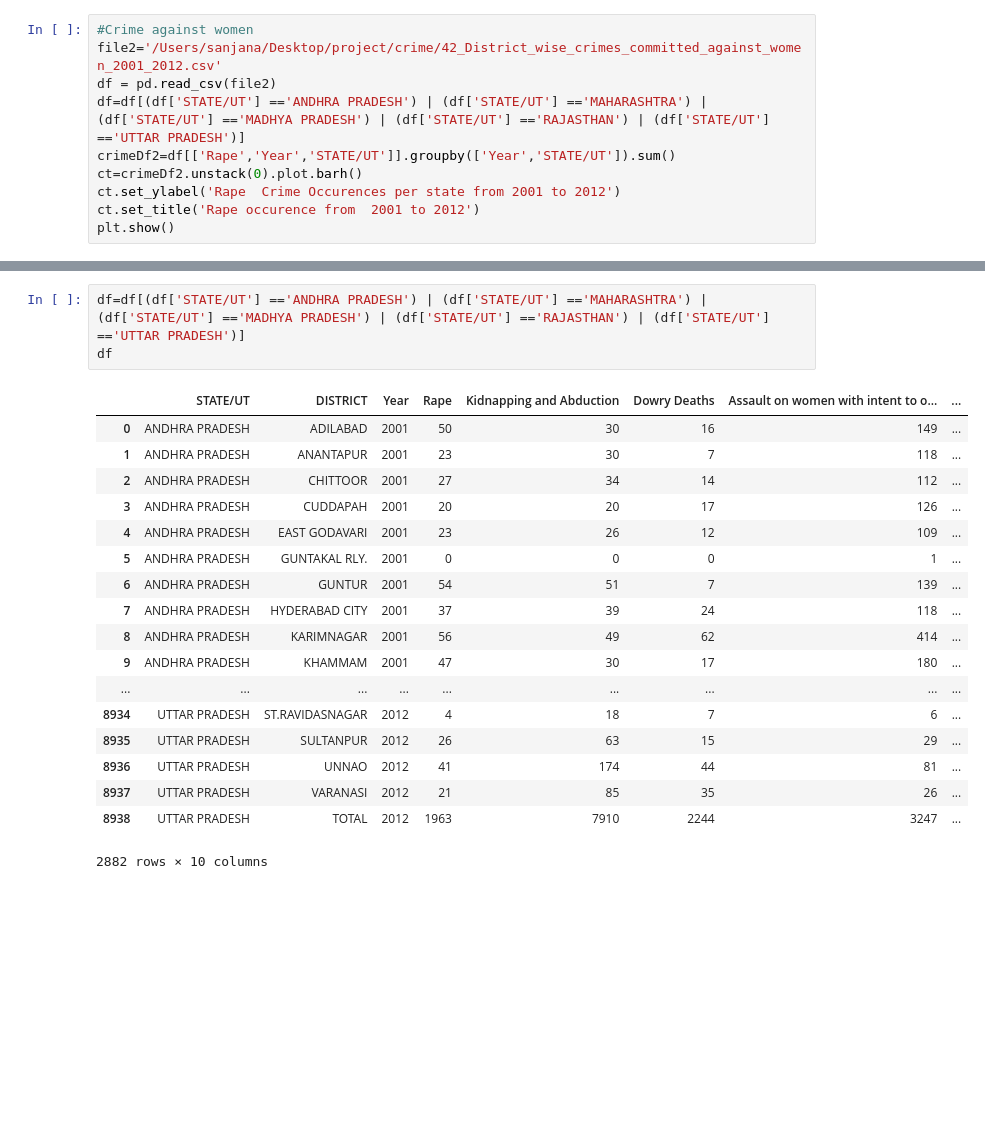
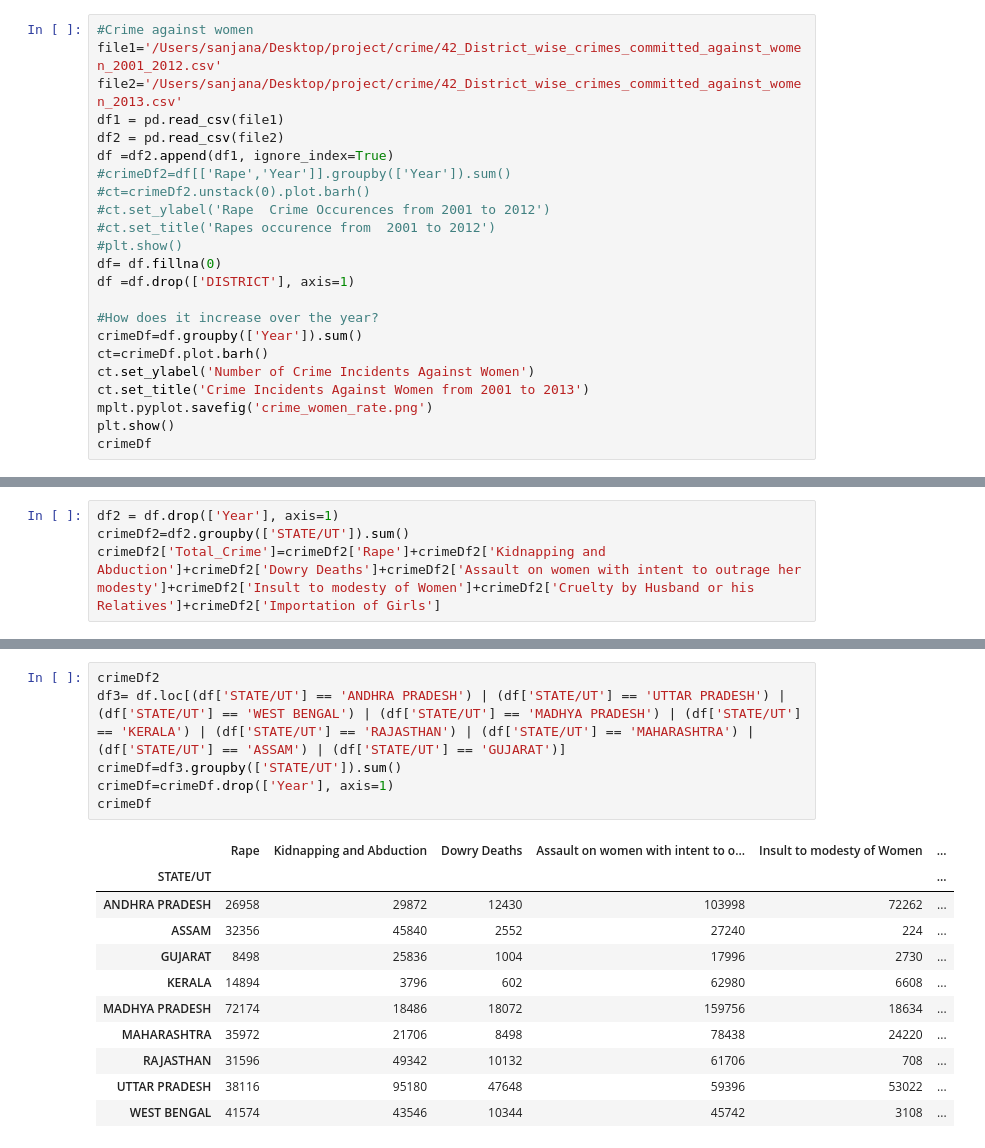
Before and after one commit to 23sanj/data_incubator_challenge, a Jupyter notebook: plot2.ipynb, the cells around one changed output, grey strips where cells are left out. Cells and saved outputs as stored; diff of their text form; blank space fills up the shorter version.

```diff
--- a/plot2.ipynb
+++ b/plot2.ipynb
@@ -24,11 +19,24 @@ plt.show()
 # %%
 #Crime against women
-file2='/Users/sanjana/Desktop/project/crime/42_District_wise_crimes_committed_against_women_2001_2012.csv'
-df = pd.read_csv(file2)
-df=df[(df['STATE/UT'] =='ANDHRA PRADESH') | (df['STATE/UT'] =='MAHARASHTRA') | (df['STATE/UT'] =='MADHYA PRADESH') | (df['STATE/UT'] =='RAJASTHAN') | (df['STATE/UT'] =='UTTAR PRADESH')]
-crimeDf2=df[['Rape','Year','STATE/UT']].groupby(['Year','STATE/UT']).sum()
-ct=crimeDf2.unstack(0).plot.barh()
-ct.set_ylabel('Rape  Crime Occurences per state from 2001 to 2012')
-ct.set_title('Rape occurence from  2001 to 2012')
+file1='/Users/sanjana/Desktop/project/crime/42_District_wise_crimes_committed_against_women_2001_2012.csv'
+file2='/Users/sanjana/Desktop/project/crime/42_District_wise_crimes_committed_against_women_2013.csv'
+df1 = pd.read_csv(file1)
+df2 = pd.read_csv(file2)
+df =df2.append(df1, ignore_index=True)
+#crimeDf2=df[['Rape','Year']].groupby(['Year']).sum()
+#ct=crimeDf2.unstack(0).plot.barh()
+#ct.set_ylabel('Rape  Crime Occurences from 2001 to 2012')
+#ct.set_title('Rapes occurence from  2001 to 2012')
+#plt.show()
+df= df.fillna(0)
+df =df.drop(['DISTRICT'], axis=1)
+
+#How does it increase over the year?
+crimeDf=df.groupby(['Year']).sum()
+ct=crimeDf.plot.barh()
+ct.set_ylabel('Number of Crime Incidents Against Women')
+ct.set_title('Crime Incidents Against Women from 2001 to 2013')
+mplt.pyplot.savefig('crime_women_rate.png')
 plt.show()
+crimeDf
 # %% [output]
@@ -35,0 +59,4 @@ plt.show()
+# %%
+df2 = df.drop(['Year'], axis=1)
+crimeDf2=df2.groupby(['STATE/UT']).sum()
+crimeDf2['Total_Crime']=crimeDf2['Rape']+crimeDf2['Kidnapping and Abduction']+crimeDf2['Dowry Deaths']+crimeDf2['Assault on women with intent to outrage her modesty']+crimeDf2['Insult to modesty of Women']+crimeDf2['Cruelty by Husband or his Relatives']+crimeDf2['Importation of Girls']
@@ -36,22 +77,18 @@ plt.show()
 # %%
-df=df[(df['STATE/UT'] =='ANDHRA PRADESH') | (df['STATE/UT'] =='MAHARASHTRA') | (df['STATE/UT'] =='MADHYA PRADESH') | (df['STATE/UT'] =='RAJASTHAN') | (df['STATE/UT'] =='UTTAR PRADESH')]
-df
+crimeDf2
+df3= df.loc[(df['STATE/UT'] == 'ANDHRA PRADESH') | (df['STATE/UT'] == 'UTTAR PRADESH') | (df['STATE/UT'] == 'WEST BENGAL') | (df['STATE/UT'] == 'MADHYA PRADESH') | (df['STATE/UT'] == 'KERALA') | (df['STATE/UT'] == 'RAJASTHAN') | (df['STATE/UT'] == 'MAHARASHTRA') | (df['STATE/UT'] == 'ASSAM') | (df['STATE/UT'] == 'GUJARAT')]
+crimeDf=df3.groupby(['STATE/UT']).sum()
+crimeDf=crimeDf.drop(['Year'], axis=1)
+crimeDf
 # %% [output]
-|  | STATE/UT | DISTRICT | Year | Rape | Kidnapping and Abduction | Dowry Deaths | Assault on women with intent to o... | ... |
-| 0 | ANDHRA PRADESH | ADILABAD | 2001 | 50 | 30 | 16 | 149 | ... |
-| 1 | ANDHRA PRADESH | ANANTAPUR | 2001 | 23 | 30 | 7 | 118 | ... |
-| 2 | ANDHRA PRADESH | CHITTOOR | 2001 | 27 | 34 | 14 | 112 | ... |
-| 3 | ANDHRA PRADESH | CUDDAPAH | 2001 | 20 | 20 | 17 | 126 | ... |
-| 4 | ANDHRA PRADESH | EAST GODAVARI | 2001 | 23 | 26 | 12 | 109 | ... |
-| 5 | ANDHRA PRADESH | GUNTAKAL RLY. | 2001 | 0 | 0 | 0 | 1 | ... |
-| 6 | ANDHRA PRADESH | GUNTUR | 2001 | 54 | 51 | 7 | 139 | ... |
-| 7 | ANDHRA PRADESH | HYDERABAD CITY | 2001 | 37 | 39 | 24 | 118 | ... |
-| 8 | ANDHRA PRADESH | KARIMNAGAR | 2001 | 56 | 49 | 62 | 414 | ... |
-| 9 | ANDHRA PRADESH | KHAMMAM | 2001 | 47 | 30 | 17 | 180 | ... |
-| ... | ... | ... | ... | ... | ... | ... | ... | ... |
-| 8934 | UTTAR PRADESH | ST.RAVIDASNAGAR | 2012 | 4 | 18 | 7 | 6 | ... |
-| 8935 | UTTAR PRADESH | SULTANPUR | 2012 | 26 | 63 | 15 | 29 | ... |
-| 8936 | UTTAR PRADESH | UNNAO | 2012 | 41 | 174 | 44 | 81 | ... |
-| 8937 | UTTAR PRADESH | VARANASI | 2012 | 21 | 85 | 35 | 26 | ... |
-| 8938 | UTTAR PRADESH | TOTAL | 2012 | 1963 | 7910 | 2244 | 3247 | ... |
+|  | Rape | Kidnapping and Abduction | Dowry Deaths | Assault on women with intent to o... | Insult to modesty of Women | ... |
+| STATE/UT |  |  |  |  |  | ... |
+| ANDHRA PRADESH | 26958 | 29872 | 12430 | 103998 | 72262 | ... |
+| ASSAM | 32356 | 45840 | 2552 | 27240 | 224 | ... |
+| GUJARAT | 8498 | 25836 | 1004 | 17996 | 2730 | ... |
+| KERALA | 14894 | 3796 | 602 | 62980 | 6608 | ... |
+| MADHYA PRADESH | 72174 | 18486 | 18072 | 159756 | 18634 | ... |
+| MAHARASHTRA | 35972 | 21706 | 8498 | 78438 | 24220 | ... |
+| RAJASTHAN | 31596 | 49342 | 10132 | 61706 | 708 | ... |
+| UTTAR PRADESH | 38116 | 95180 | 47648 | 59396 | 53022 | ... |
+| WEST BENGAL | 41574 | 43546 | 10344 | 45742 | 3108 | ... |
-2882 rows × 10 columns
```
Also changed, not shown: parts of 12 cells of this notebook, 11 other files.
